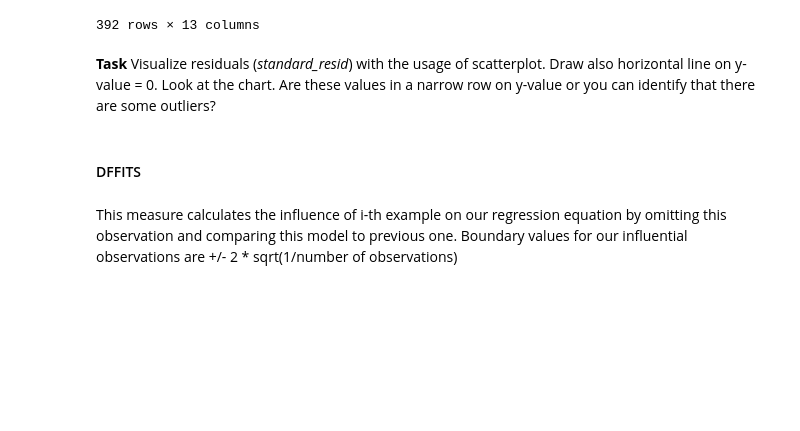
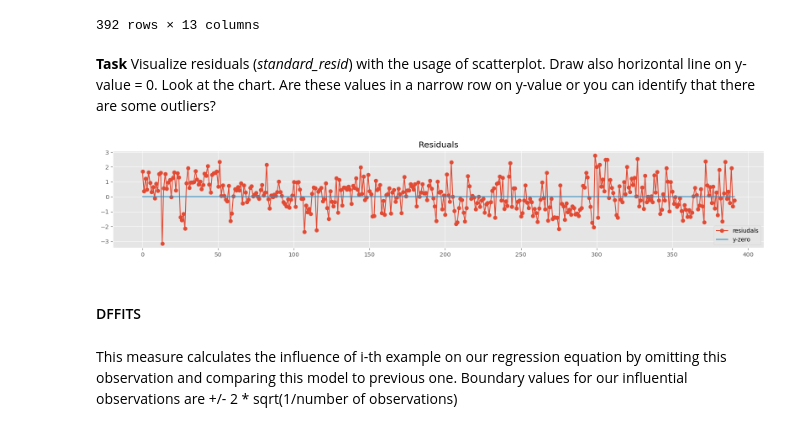
Before and after one commit to kamil271e/snum-lab, a Jupyter notebook: lab5_regression/regression.ipynb, the cells around one changed output. Cells and saved outputs as stored; diff of their text form; code cells hidden in the pictures; blank space fills up the shorter version.

```diff
--- a/lab5_regression/regression.ipynb
+++ b/lab5_regression/regression.ipynb
@@ -301,3 +309,16 @@ sm_fr
+# %%
+n = len(sm_fr)
+y_resid = sm_fr.standard_resid
+y_zero = [0 for _ in range(n)]
+x = np.arange(0, n)
+plt.figure(figsize=(20,3))
+plt.plot(y_resid, '-o', label='resiudals')
+plt.plot(y_zero, label='y-zero')
+plt.legend()
+plt.title('Residuals')
+plt.show()
+# %% [output]
+[figure, added]
 # %% [markdown]
 #### DFFITS
 # %% [markdown]
```
Also changed, not shown: parts of 15 cells of this notebook, 1 other file.
